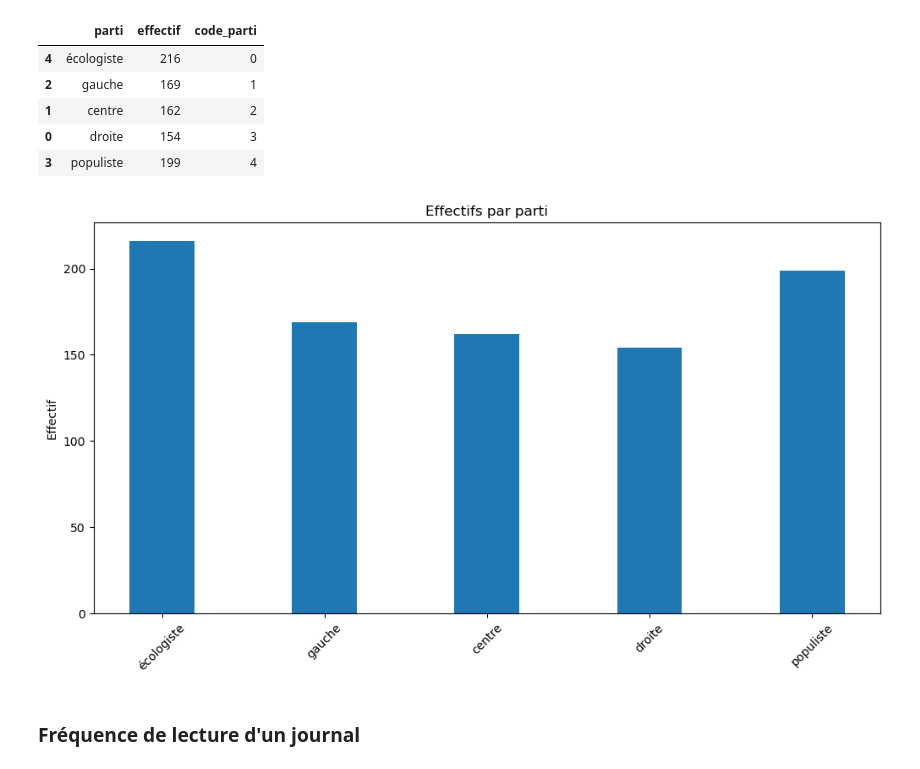
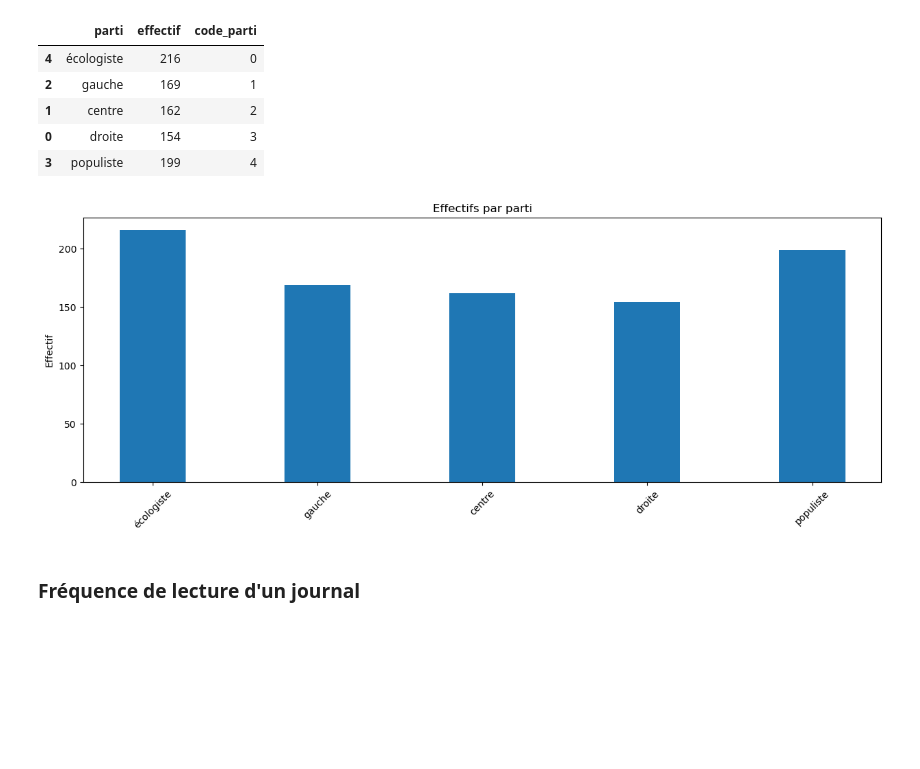
Before and after one commit to Sciences-historiques-numeriques/histoire_numerique_methodes, a Jupyter notebook: statistiques_descriptives/analyse_univariee_quali.ipynb, the cells around one changed output. Cells and saved outputs as stored; diff of their text form; code cells hidden in the pictures; blank space fills up the shorter version.

```diff
--- a/statistiques_descriptives/analyse_univariee_quali.ipynb
+++ b/statistiques_descriptives/analyse_univariee_quali.ipynb
@@ -102,26 +112,26 @@ df_partis.sort_values(by='code_parti')
 # %%
 # Distribution par parti: représentation par diagramme à barres
 
 objects = [l for l in df_partis['parti']]
 eff = [l for l in df_partis['effectif']]
 
 objects = [l for l in df_partis.sort_values('code_parti')['parti']]
 eff = [l for l in df_partis.sort_values('code_parti')['effectif']]
 
 
 p1 = plt.bar(objects, eff, width=0.4)
 
 #plt.xticks(l5Years)
 plt.ylabel('Effectif')
 plt.title('Effectifs par parti')
-plt.gcf().set_size_inches(12,6)
+plt.gcf().set_size_inches(15,5)
 #plt.gca().axes.get_xaxis().set_visible(False)
 # supported formats: eps, pdf, pgf, png, ps, raw, rgba, svg, svgz
 #plt.savefig('exported_pictures/effectifs_naissances_par_annee.png', dpi=100, bbox_inches = "tight") #pdf, svg
 plt.xticks(rotation=45)
 plt.show()
 # %% [output]
-[figure, old version]
+[figure, new version]
 # %% [markdown]
 ### Fréquence de lecture d'un journal
 # %%
```
Also changed, not shown: parts of 15 cells of this notebook.
